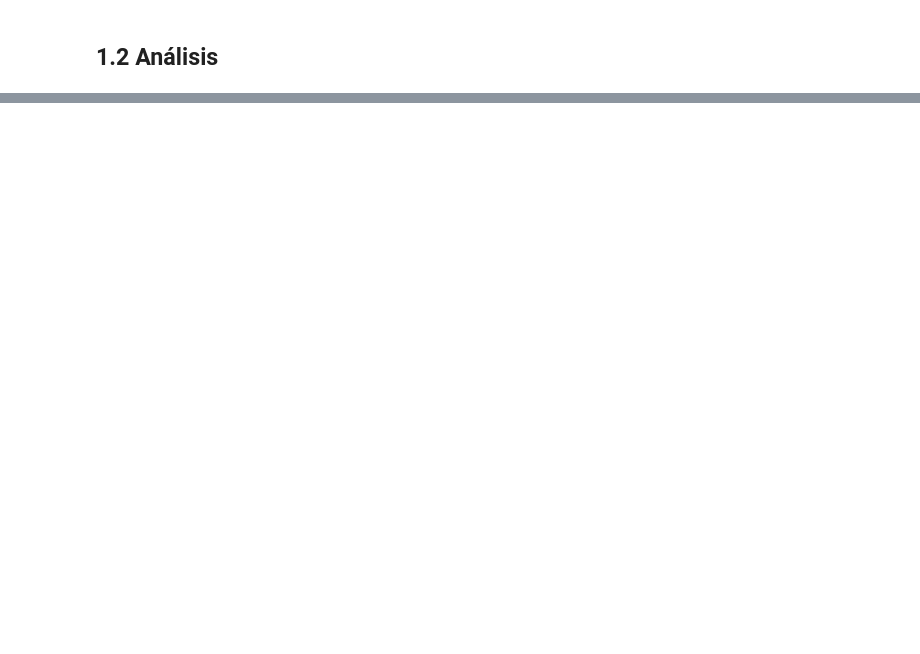
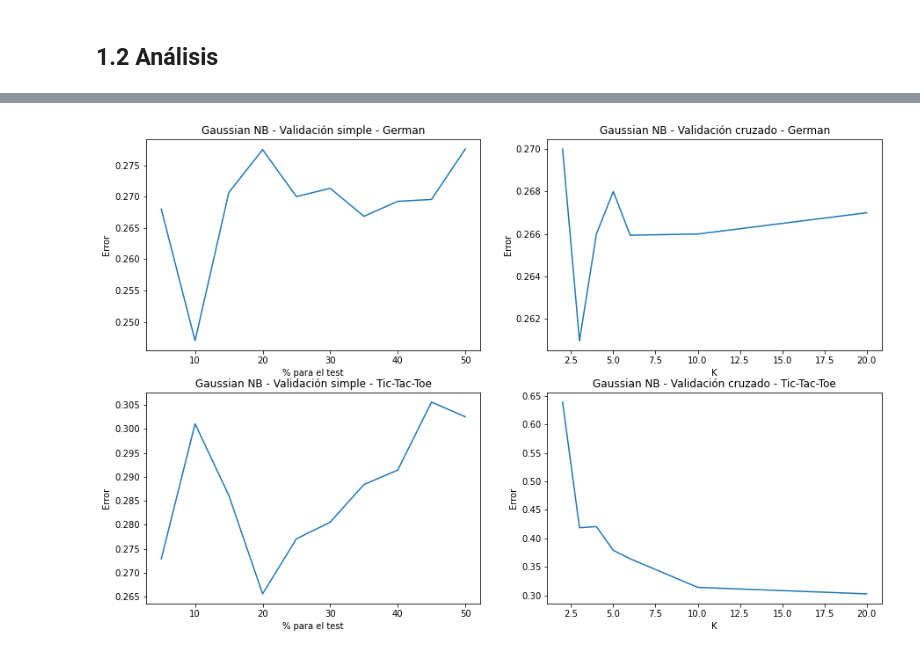
Before and after one commit to kecoma1/FAA, a Jupyter notebook: LAB_2/memoria.ipynb, the cells around one changed output, grey strips where cells are left out. Drawn from its saved outputs; the diff is of its cells as text; code cells hidden in the pictures; blank space fills up the shorter version.

```diff
--- a/LAB_2/memoria.ipynb
+++ b/LAB_2/memoria.ipynb
@@ -141,0 +209,13 @@ u.plot_CLP_MNB(data, titulos)
+# %%
+data = [GNBerrorMedioGermanVS,
+        GNBerrorMedioGermanVC,
+        GNBerrorMediotttVS,
+        GNBerrorMediotttVC]
+titulos = ["Gaussian NB - Validación simple - German",
+           "Gaussian NB - Validación cruzado - German",
+           "Gaussian NB - Validación simple - Tic-Tac-Toe",
+           "Gaussian NB - Validación cruzado - Tic-Tac-Toe"]
+
+u.plot_gaussian(data, titulos)
+# %% [output]
+[figure, added]
```
Also changed, not shown: parts of 39 cells of this notebook, 3 other files.
